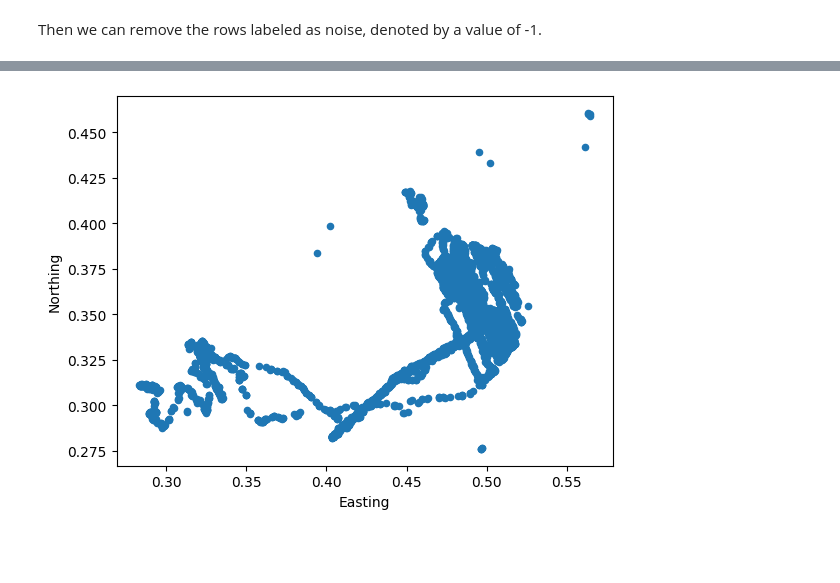
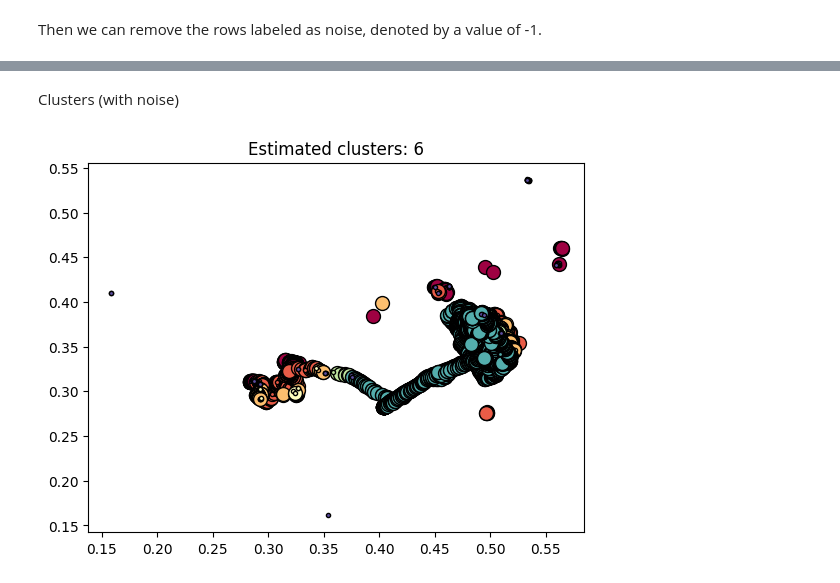
Before and after one commit to daveg1/Honours-Clustering-Telemetry, a Jupyter notebook: Python/2_dbscan_sgs.ipynb, the cells around one changed output, grey strips where cells are left out. Saved outputs shown, nothing was run; the diff lists cells and outputs as text; code cells hidden in the pictures; blank space fills up the shorter version.

```diff
--- a/Python/2_dbscan_sgs.ipynb
+++ b/Python/2_dbscan_sgs.ipynb
@@ -80,41 +143,0 @@ print(f'Silhouette Coefficient: {metrics.davies_bouldin_score(X, labels):.3f}')
-# %%
-import numpy as np
-
-def plot_clusters(db, labels, clusters):
-	unique_labels = set(labels)
-	core_samples_mask = np.zeros_like(labels, dtype=bool)
-	core_samples_mask[db.core_sample_indices_] = True
-
-	colors = [plt.cm.Spectral(each) for each in np.linspace(0, 1, len(unique_labels))]
-
-	for k, color in zip(unique_labels, colors):
-		if k == -1:
-			# Black used for noise
-			color = [0, 0, 0, 1]
-			continue
-
-		class_member_mask = labels == k
-
-		core_samples = X[class_member_mask & core_samples_mask]
-
-		plt.plot(
-			core_samples['Easting'],
-			core_samples['Northing'],
-			"o",
-			markerfacecolor=tuple(color),
-			markeredgecolor='k',
-			markersize=10,
-		)
-
-		non_core_samples = X[class_member_mask & ~core_samples_mask]
-		plt.plot(
-			non_core_samples['Easting'],
-			non_core_samples['Northing'],
-			"o",
-			markerfacecolor=tuple(color),
-			markeredgecolor='k',
-			markersize=3,
-		)
-
-	plt.title(f'Estimated clusters: {clusters}')
-	plt.show()
@@ -145,4 +164,6 @@ array([0, 3, 1, 2], dtype=int64)
-# %%
-plot2d(denoised)
-# %% [output]
-[figure, removed]
+# %% [markdown]
+Clusters (with noise)
+# %%
+plot_clusters(db)
+# %% [output]
+[figure, added]
```
Also changed, not shown: parts of 15 cells of this notebook.
